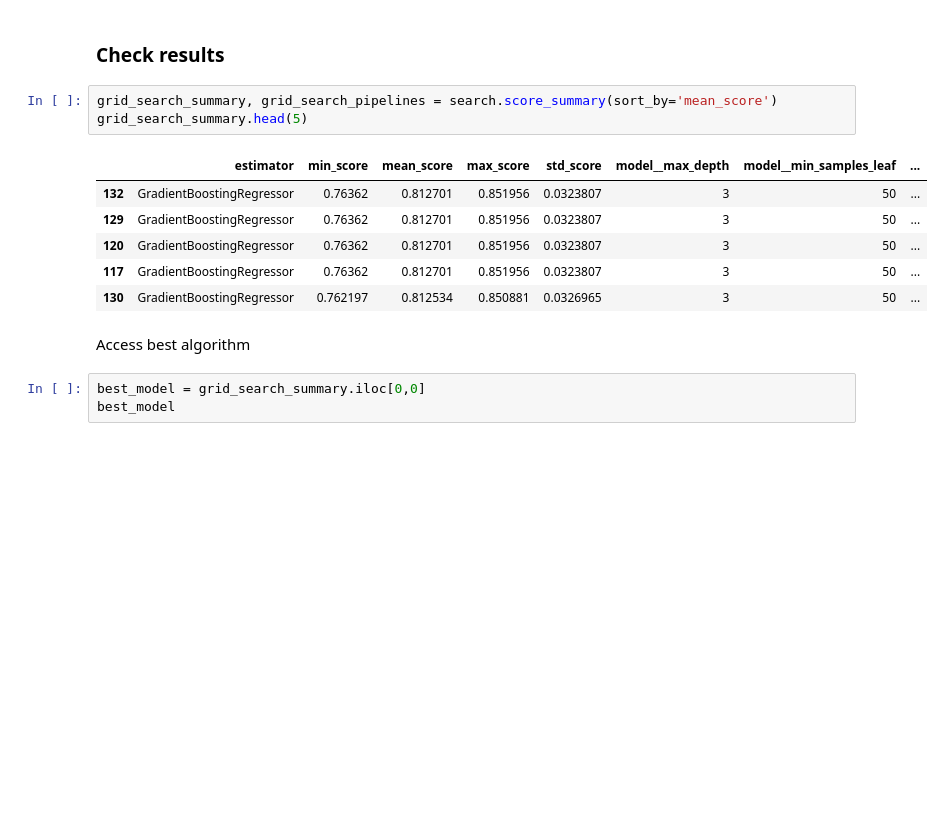
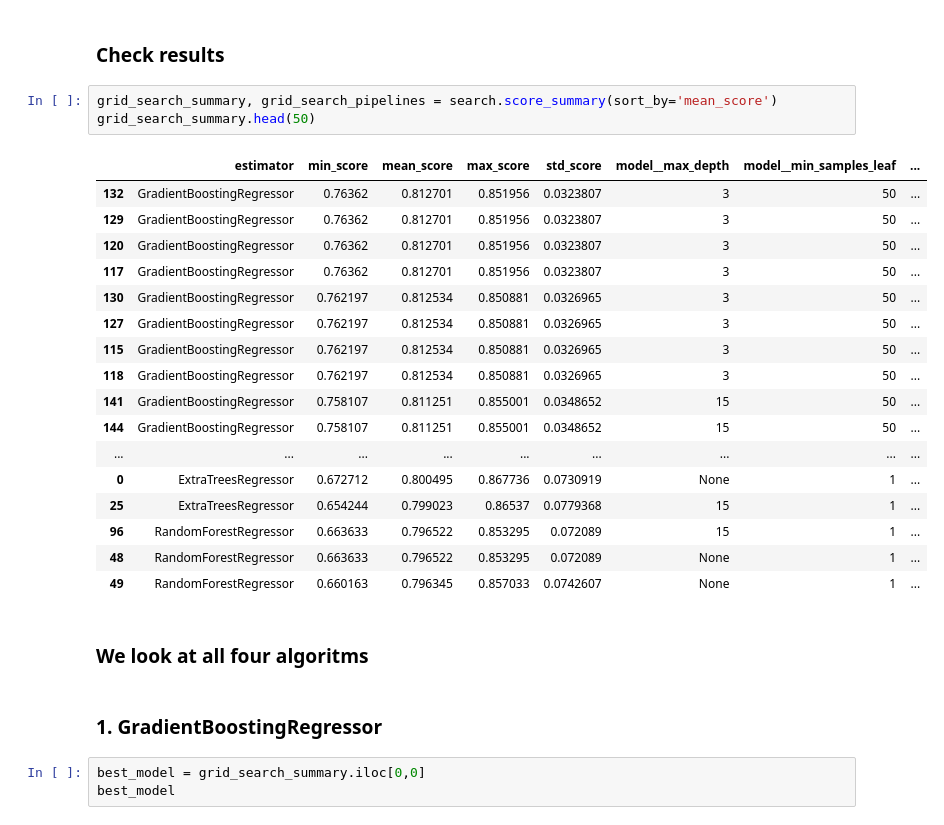
Before and after one commit to faridjos/milestone-project-heritage-housing-issues, a Jupyter notebook: jupyter_notebooks/PredictSalePrice.ipynb, the cells around one changed output. Saved outputs shown, nothing was run; the diff lists cells and outputs as text; blank space fills up the shorter version.

Commit message:
change best model

```diff
--- a/jupyter_notebooks/PredictSalePrice.ipynb
+++ b/jupyter_notebooks/PredictSalePrice.ipynb
@@ -328,16 +328,29 @@ Fitting 5 folds for each of 216 candidates, totalling 1080 fits
 ### Check results
 # %%
 grid_search_summary, grid_search_pipelines = search.score_summary(sort_by='mean_score')
-grid_search_summary.head(5)
+grid_search_summary.head(50)
 # %% [output]
 |  | estimator | min_score | mean_score | max_score | std_score | model__max_depth | model__min_samples_leaf | ... |
 | 132 | GradientBoostingRegressor | 0.76362 | 0.812701 | 0.851956 | 0.0323807 | 3 | 50 | ... |
 | 129 | GradientBoostingRegressor | 0.76362 | 0.812701 | 0.851956 | 0.0323807 | 3 | 50 | ... |
 | 120 | GradientBoostingRegressor | 0.76362 | 0.812701 | 0.851956 | 0.0323807 | 3 | 50 | ... |
 | 117 | GradientBoostingRegressor | 0.76362 | 0.812701 | 0.851956 | 0.0323807 | 3 | 50 | ... |
 | 130 | GradientBoostingRegressor | 0.762197 | 0.812534 | 0.850881 | 0.0326965 | 3 | 50 | ... |
+| 127 | GradientBoostingRegressor | 0.762197 | 0.812534 | 0.850881 | 0.0326965 | 3 | 50 | ... |
+| 115 | GradientBoostingRegressor | 0.762197 | 0.812534 | 0.850881 | 0.0326965 | 3 | 50 | ... |
+| 118 | GradientBoostingRegressor | 0.762197 | 0.812534 | 0.850881 | 0.0326965 | 3 | 50 | ... |
+| 141 | GradientBoostingRegressor | 0.758107 | 0.811251 | 0.855001 | 0.0348652 | 15 | 50 | ... |
+| 144 | GradientBoostingRegressor | 0.758107 | 0.811251 | 0.855001 | 0.0348652 | 15 | 50 | ... |
+| ... | ... | ... | ... | ... | ... | ... | ... | ... |
+| 0 | ExtraTreesRegressor | 0.672712 | 0.800495 | 0.867736 | 0.0730919 | None | 1 | ... |
+| 25 | ExtraTreesRegressor | 0.654244 | 0.799023 | 0.86537 | 0.0779368 | 15 | 1 | ... |
+| 96 | RandomForestRegressor | 0.663633 | 0.796522 | 0.853295 | 0.072089 | 15 | 1 | ... |
+| 48 | RandomForestRegressor | 0.663633 | 0.796522 | 0.853295 | 0.072089 | None | 1 | ... |
+| 49 | RandomForestRegressor | 0.660163 | 0.796345 | 0.857033 | 0.0742607 | None | 1 | ... |
-# %% [markdown]
-Access best algorithm
+# %% [markdown]
+### We look at all four algoritms
+# %% [markdown]
+### 1. GradientBoostingRegressor
 # %%
 best_model = grid_search_summary.iloc[0,0]
 best_model
```
Also changed, not shown: parts of 64 cells of this notebook, 6 other files.
